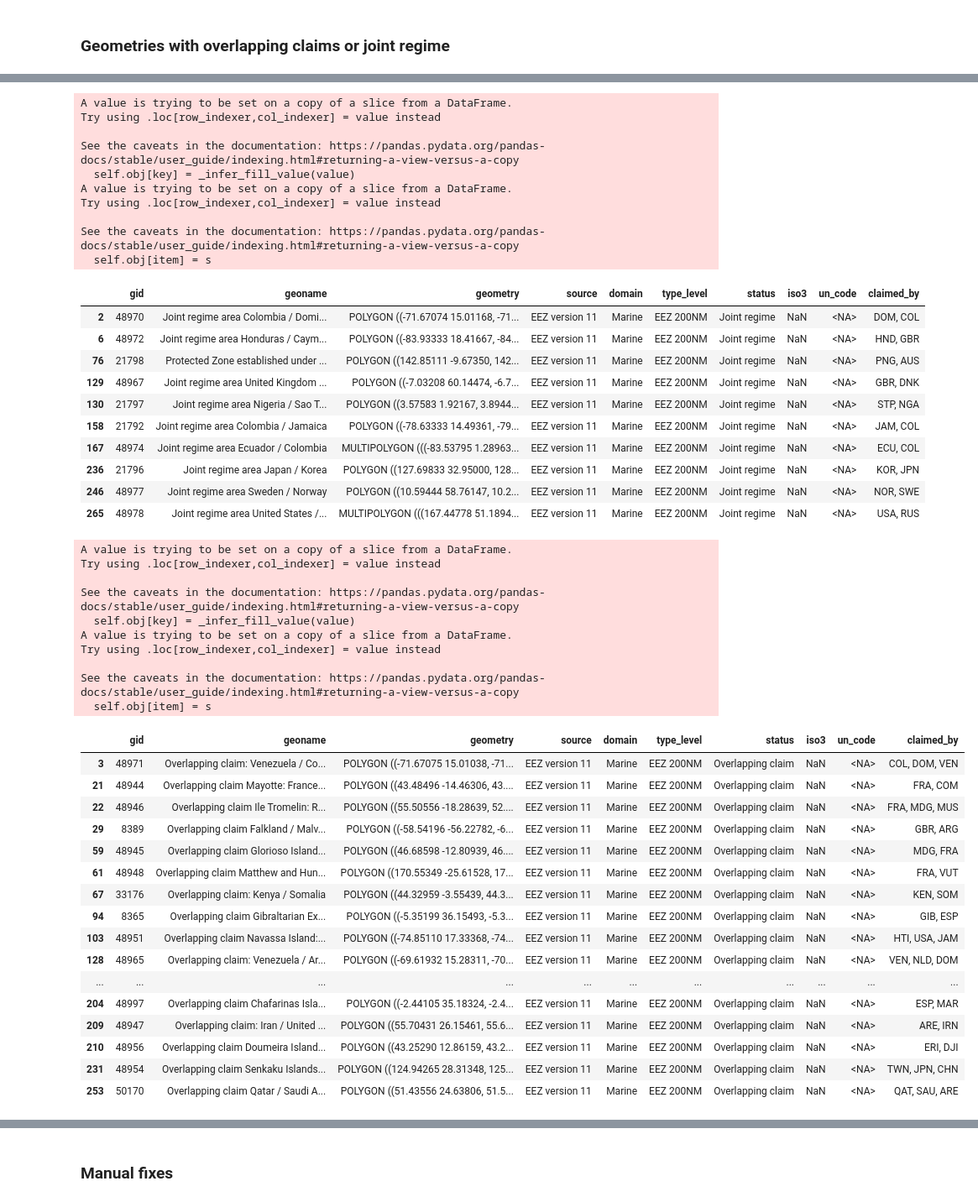
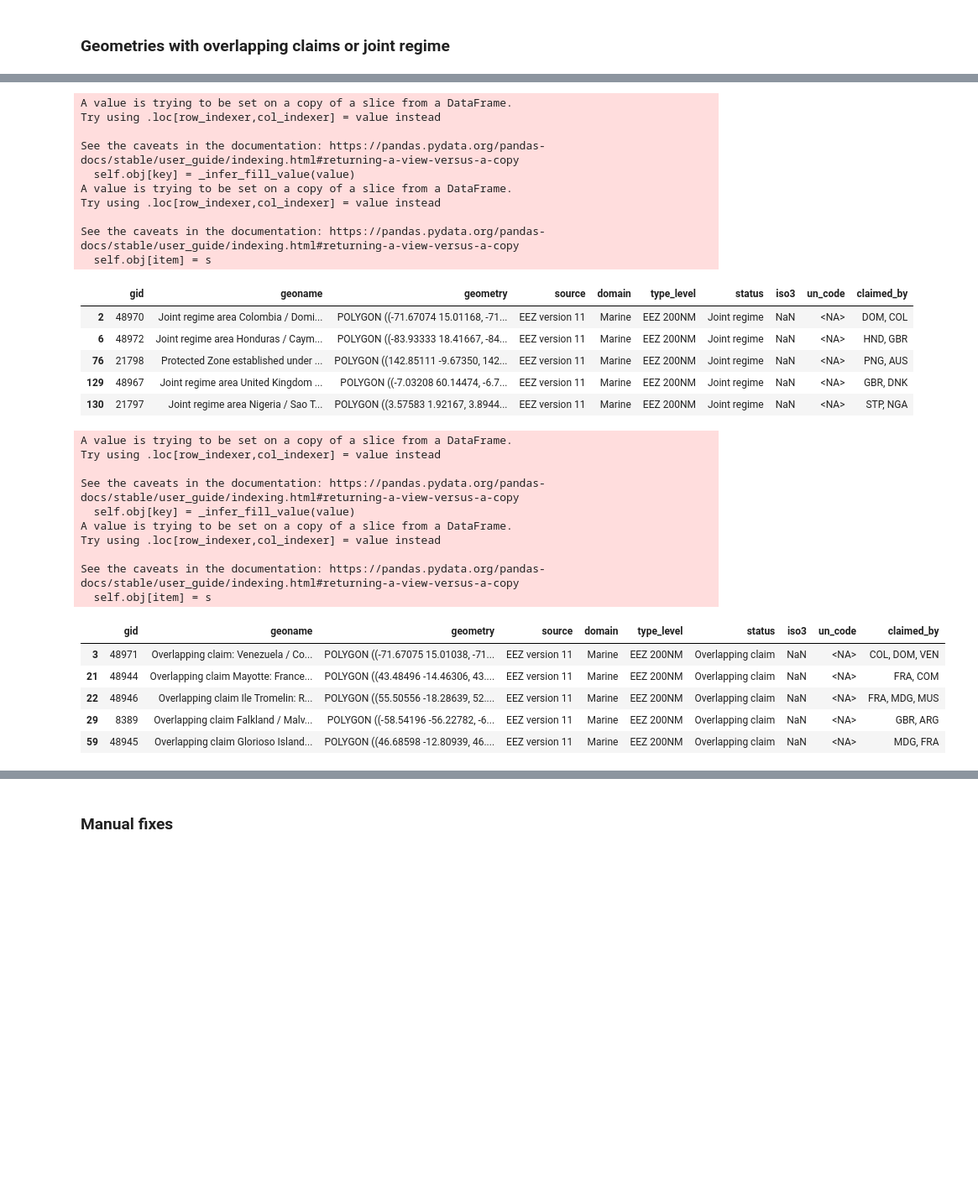
Before and after one commit to Vizzuality/mangrove-atlas-data, a Jupyter notebook: create_gadm_eez_boundaries.ipynb, the cells around one changed output, grey strips where cells are left out. Shown at 84% size. Cells and saved outputs as stored; diff of their text form; code cells hidden in the pictures; blank space fills up the shorter version.

```diff
--- a/create_gadm_eez_boundaries.ipynb
+++ b/create_gadm_eez_boundaries.ipynb
@@ -214,12 +231,20 @@ def copy_gcs(source_list, dest_list, opts=""):
 ## concat_strs
 # %%
 def concat_strs(*args, sep = ", "):
-    # Filter NULLs
-    nonnull_args = [str(arg).strip() for arg in args if arg]
-    # Filter blanks
-    good_args = [arg for arg in nonnull_args if arg]
-    retval = sep.join(good_args)
-    return retval
+  """ Concecate strings, removing null values
+
+  Args:
+    iterable of strings
+
+  Returns:
+    string of joined strings with null values removed
+  """
+  # Filter NULLs
+  nonnull_args = [str(arg).strip() for arg in args if arg]
+  # Filter blanks
+  good_args = [arg for arg in nonnull_args if arg]
+  retval = sep.join(good_args)
+  return retval
 # %% [markdown]
 ## bounds_to_polygon
 # %%
@@ -742,7 +908,7 @@ WARNING:root:XSP not found in ISO3
 # EEZ joint regime
 
 eez_jr = eez.loc[eez['pol_type'] == 'Joint regime']
-eez_out = eez_jr[['mrgid', 'geoname', 'geometry', 'iso_sov1', 'iso_sov2', 	'iso_sov3']]
+eez_out = eez_jr[['mrgid', 'geoname', 'geometry', 'iso_sov1', 'iso_sov2', 'iso_sov3']]
 eez_out.loc[:,'source'] = "EEZ version 11"
 eez_out.loc[:,'domain'] = "Marine"
 eez_out.loc[:,'type_level'] = "EEZ 200NM"
@@ -765,7 +931,7 @@ eez_out.loc[:,'un_code'] = eez_out.loc[:,'un_code'].astype('Int64')
 # Concat
 gadm_eez = pd.concat([gadm_eez, eez_out], ignore_index=True)
 
-eez_out
+eez_out.head()
 # %% [output]
 A value is trying to be set on a copy of a slice from a DataFrame.
 Try using .loc[row_indexer,col_indexer] = value instead
@@ -783,11 +949,6 @@ See the caveats in the documentation: https://pandas.pydata.org/pandas-docs/stab
 | 76 | 21798 | Protected Zone established under ... | POLYGON ((142.85111 -9.67350, 142... | EEZ version 11 | Marine | EEZ 200NM | Joint regime | NaN | <NA> | PNG, AUS |
 | 129 | 48967 | Joint regime area United Kingdom ... | POLYGON ((-7.03208 60.14474, -6.7... | EEZ version 11 | Marine | EEZ 200NM | Joint regime | NaN | <NA> | GBR, DNK |
 | 130 | 21797 | Joint regime area Nigeria / Sao T... | POLYGON ((3.57583 1.92167, 3.8944... | EEZ version 11 | Marine | EEZ 200NM | Joint regime | NaN | <NA> | STP, NGA |
-| 158 | 21792 | Joint regime area Colombia / Jamaica | POLYGON ((-78.63333 14.49361, -79... | EEZ version 11 | Marine | EEZ 200NM | Joint regime | NaN | <NA> | JAM, COL |
-| 167 | 48974 | Joint regime area Ecuador / Colombia | MULTIPOLYGON (((-83.53795 1.28963... | EEZ version 11 | Marine | EEZ 200NM | Joint regime | NaN | <NA> | ECU, COL |
-| 236 | 21796 | Joint regime area Japan / Korea | POLYGON ((127.69833 32.95000, 128... | EEZ version 11 | Marine | EEZ 200NM | Joint regime | NaN | <NA> | KOR, JPN |
-| 246 | 48977 | Joint regime area Sweden / Norway | POLYGON ((10.59444 58.76147, 10.2... | EEZ version 11 | Marine | EEZ 200NM | Joint regime | NaN | <NA> | NOR, SWE |
-| 265 | 48978 | Joint regime area United States /... | MULTIPOLYGON (((167.44778 51.1894... | EEZ version 11 | Marine | EEZ 200NM | Joint regime | NaN | <NA> | USA, RUS |
 # %%
 # EEZ overlapping claims
 
@@ -804,42 +965,31 @@ eez_out.loc[:,'un_code'] = np.nan
 
 # make claimed by column
 i1l = eez_out['iso_sov1'].tolist()
 i2l = eez_out['iso_sov2'].tolist()
 i3l = eez_out['iso_sov3'].tolist()
 eez_out.loc[:,'claimed_by'] = [concat_strs(i1, i2, i3) for i1, i2, i3, in zip(i1l, i2l, i3l)]
 eez_out = eez_out.rename(columns={"mrgid":"gid"})
 eez_out = eez_out.drop(labels=['iso_sov1', 'iso_sov2', 	'iso_sov3'], axis=1)
 eez_out.loc[:,'un_code'] = eez_out.loc[:,'un_code'].astype('Int64')
 
 # Concat
 gadm_eez = pd.concat([gadm_eez, eez_out], ignore_index=True)
 
-eez_out
+eez_out.head()
 # %% [output]
 A value is trying to be set on a copy of a slice from a DataFrame.
 Try using .loc[row_indexer,col_indexer] = value instead
 
 See the caveats in the documentation: https://pandas.pydata.org/pandas-docs/stable/user_guide/indexing.html#returning-a-view-versus-a-copy
   self.obj[key] = _infer_fill_value(value)
 A value is trying to be set on a copy of a slice from a DataFrame.
 Try using .loc[row_indexer,col_indexer] = value instead
 
 See the caveats in the documentation: https://pandas.pydata.org/pandas-docs/stable/user_guide/indexing.html#returning-a-view-versus-a-copy
   self.obj[item] = s
 |  | gid | geoname | geometry | source | domain | type_level | status | iso3 | un_code | claimed_by |
 | 3 | 48971 | Overlapping claim: Venezuela / Co... | POLYGON ((-71.67075 15.01038, -71... | EEZ version 11 | Marine | EEZ 200NM | Overlapping claim | NaN | <NA> | COL, DOM, VEN |
 | 21 | 48944 | Overlapping claim Mayotte: France... | POLYGON ((43.48496 -14.46306, 43.... | EEZ version 11 | Marine | EEZ 200NM | Overlapping claim | NaN | <NA> | FRA, COM |
 | 22 | 48946 | Overlapping claim Ile Tromelin: R... | POLYGON ((55.50556 -18.28639, 52.... | EEZ version 11 | Marine | EEZ 200NM | Overlapping claim | NaN | <NA> | FRA, MDG, MUS |
 | 29 | 8389 | Overlapping claim Falkland / Malv... | POLYGON ((-58.54196 -56.22782, -6... | EEZ version 11 | Marine | EEZ 200NM | Overlapping claim | NaN | <NA> | GBR, ARG |
 | 59 | 48945 | Overlapping claim Glorioso Island... | POLYGON ((46.68598 -12.80939, 46.... | EEZ version 11 | Marine | EEZ 200NM | Overlapping claim | NaN | <NA> | MDG, FRA |
-| 61 | 48948 | Overlapping claim Matthew and Hun... | POLYGON ((170.55349 -25.61528, 17... | EEZ version 11 | Marine | EEZ 200NM | Overlapping claim | NaN | <NA> | FRA, VUT |
-| 67 | 33176 | Overlapping claim: Kenya / Somalia | POLYGON ((44.32959 -3.55439, 44.3... | EEZ version 11 | Marine | EEZ 200NM | Overlapping claim | NaN | <NA> | KEN, SOM |
-| 94 | 8365 | Overlapping claim Gibraltarian Ex... | POLYGON ((-5.35199 36.15493, -5.3... | EEZ version 11 | Marine | EEZ 200NM | Overlapping claim | NaN | <NA> | GIB, ESP |
-| 103 | 48951 | Overlapping claim Navassa Island:... | POLYGON ((-74.85110 17.33368, -74... | EEZ version 11 | Marine | EEZ 200NM | Overlapping claim | NaN | <NA> | HTI, USA, JAM |
-| 128 | 48965 | Overlapping claim: Venezuela / Ar... | POLYGON ((-69.61932 15.28311, -70... | EEZ version 11 | Marine | EEZ 200NM | Overlapping claim | NaN | <NA> | VEN, NLD, DOM |
-| ... | ... | ... | ... | ... | ... | ... | ... | ... | ... | ... |
-| 204 | 48997 | Overlapping claim Chafarinas Isla... | POLYGON ((-2.44105 35.18324, -2.4... | EEZ version 11 | Marine | EEZ 200NM | Overlapping claim | NaN | <NA> | ESP, MAR |
-| 209 | 48947 | Overlapping claim: Iran / United ... | POLYGON ((55.70431 26.15461, 55.6... | EEZ version 11 | Marine | EEZ 200NM | Overlapping claim | NaN | <NA> | ARE, IRN |
-| 210 | 48956 | Overlapping claim Doumeira Island... | POLYGON ((43.25290 12.86159, 43.2... | EEZ version 11 | Marine | EEZ 200NM | Overlapping claim | NaN | <NA> | ERI, DJI |
-| 231 | 48954 | Overlapping claim Senkaku Islands... | POLYGON ((124.94265 28.31348, 125... | EEZ version 11 | Marine | EEZ 200NM | Overlapping claim | NaN | <NA> | TWN, JPN, CHN |
-| 253 | 50170 | Overlapping claim Qatar / Saudi A... | POLYGON ((51.43556 24.63806, 51.5... | EEZ version 11 | Marine | EEZ 200NM | Overlapping claim | NaN | <NA> | QAT, SAU, ARE |
```
Also changed, not shown: parts of 45 cells of this notebook.
